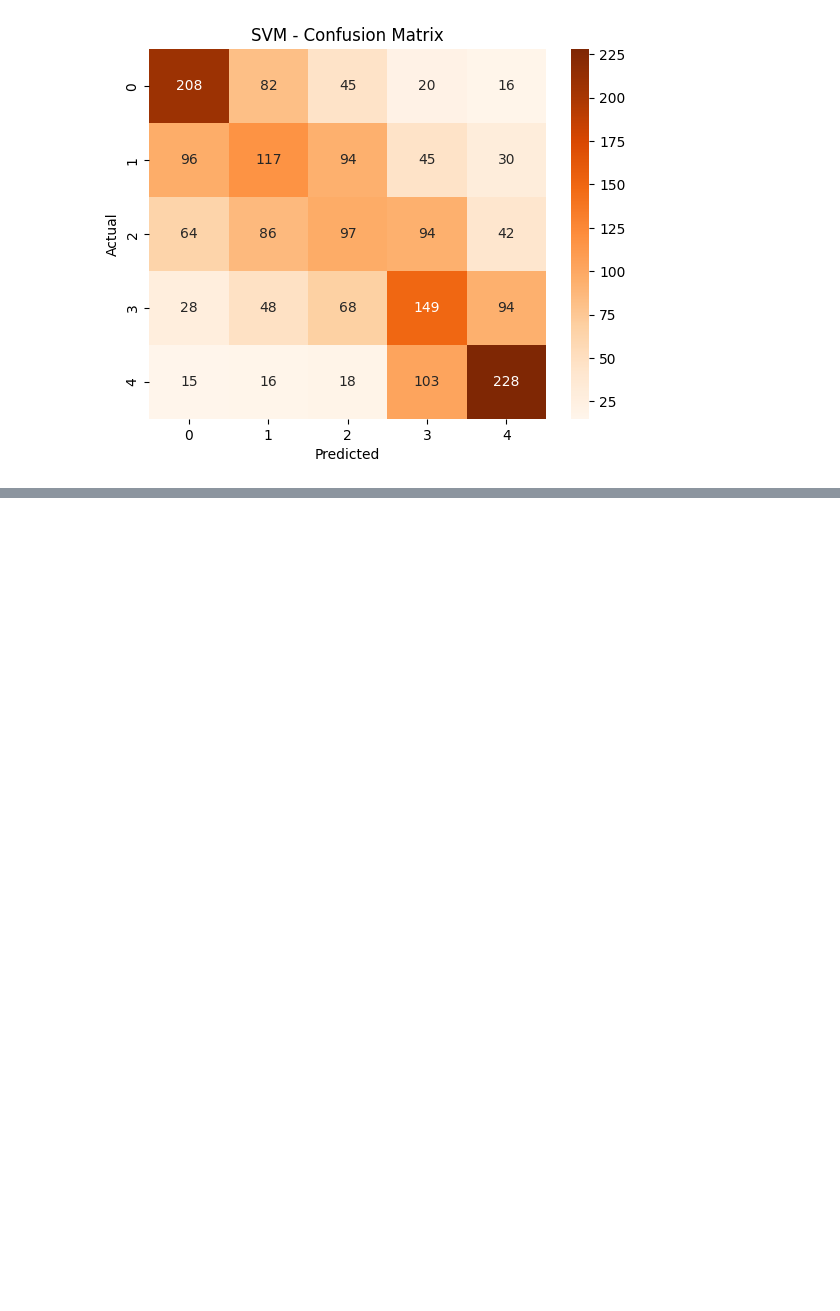
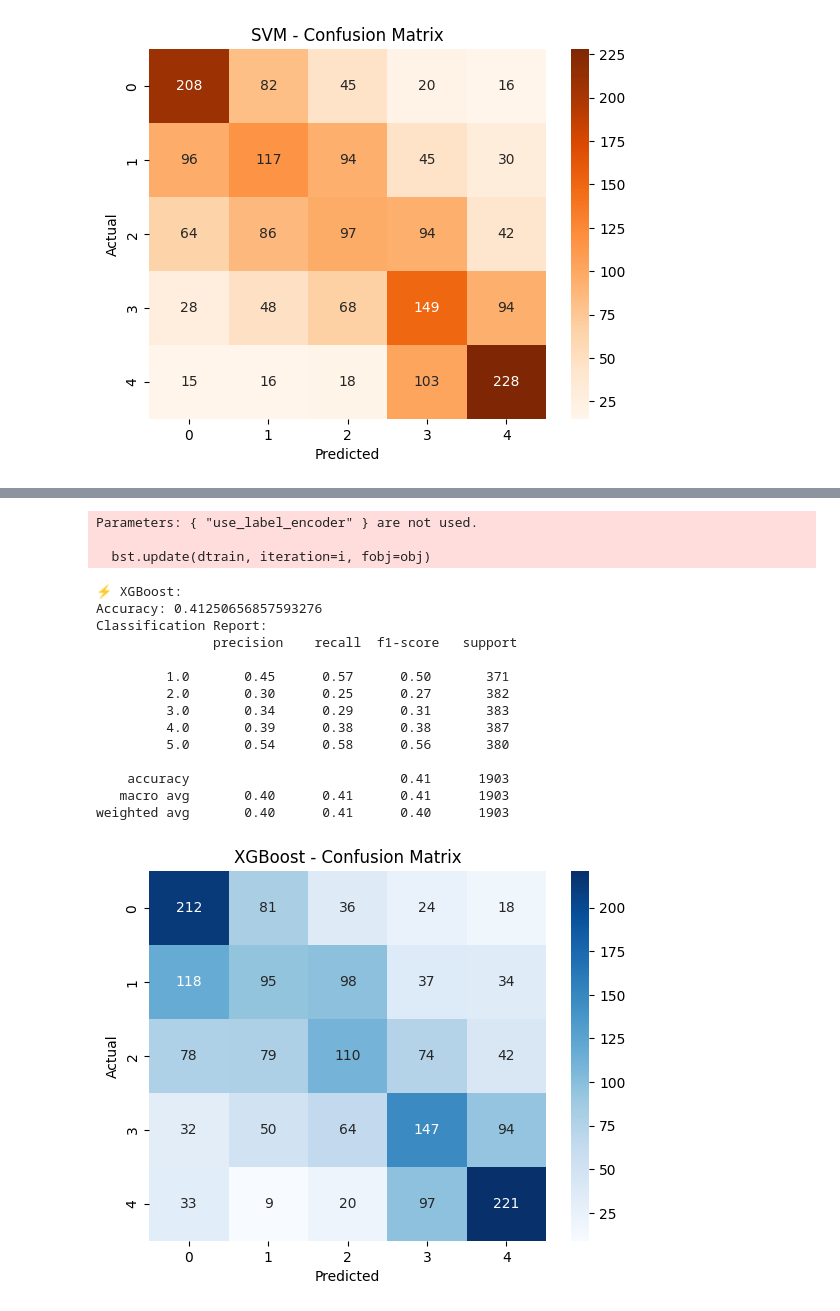
Before and after one commit to rajasak/Automated-Review-Rating-System, a Jupyter notebook: notebooks/balanced_train.ipynb, the cells around one changed output, grey strips where cells are left out. Saved outputs shown, nothing was run; the diff lists cells and outputs as text; code cells hidden in the pictures; blank space fills up the shorter version.

```diff
--- a/notebooks/balanced_train.ipynb
+++ b/notebooks/balanced_train.ipynb
@@ -320,0 +326,49 @@ weighted avg       0.44      0.45      0.44      1903
+# %%
+y_train_xgb = y_train - 1
+y_test_xgb = y_test - 1
+from xgboost import XGBClassifier
+
+# Train XGBoost with corrected labels
+xgb = XGBClassifier(use_label_encoder=False, eval_metric='mlogloss', random_state=42)
+xgb.fit(Xtrain_vec, y_train_xgb)
+
+# Predict
+y_pred_xgb = xgb.predict(Xtest_vec)
+
+# Since prediction is in 0–4 range, convert back to 1–5 for evaluation
+y_pred_xgb = y_pred_xgb + 1
+
+# Evaluation
+from sklearn.metrics import accuracy_score, classification_report, confusion_matrix
+import seaborn as sns
+import matplotlib.pyplot as plt
+
+print("⚡ XGBoost:")
+print("Accuracy:", accuracy_score(y_test, y_pred_xgb))
+print("Classification Report:\n", classification_report(y_test, y_pred_xgb))
+
+# Confusion Matrix
+sns.heatmap(confusion_matrix(y_test, y_pred_xgb), annot=True, fmt="d", cmap="Blues")
+plt.title("XGBoost - Confusion Matrix")
+plt.xlabel("Predicted")
+plt.ylabel("Actual")
+plt.show()
+# %% [output]
+Parameters: { "use_label_encoder" } are not used.
+
+  bst.update(dtrain, iteration=i, fobj=obj)
+⚡ XGBoost:
+Accuracy: 0.41250656857593276
+Classification Report:
+               precision    recall  f1-score   support
+
+         1.0       0.45      0.57      0.50       371
+         2.0       0.30      0.25      0.27       382
+         3.0       0.34      0.29      0.31       383
+         4.0       0.39      0.38      0.38       387
+         5.0       0.54      0.58      0.56       380
+
+    accuracy                           0.41      1903
+   macro avg       0.40      0.41      0.41      1903
+weighted avg       0.40      0.41      0.40      1903
+[figure, added]
```
Also changed, not shown: parts of 6 cells of this notebook.
